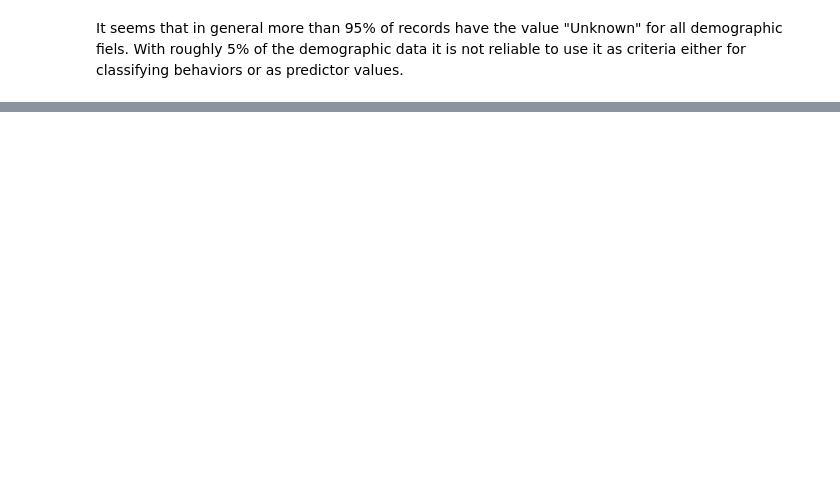
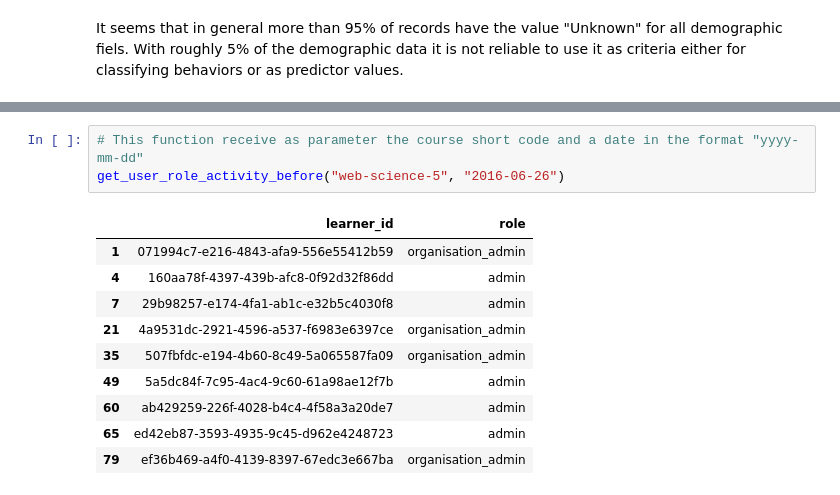
Before and after one commit to miballe/FutureLearnAnalytics, a Jupyter notebook: clean_data_exploration.ipynb, the cells around one changed output, grey strips where cells are left out. Drawn from its saved outputs; the diff is of its cells as text; blank space fills up the shorter version.

```diff
--- a/clean_data_exploration.ipynb
+++ b/clean_data_exploration.ipynb
@@ -179,0 +200,14 @@ plot_weeks_steps_hist("research-project-3")
+# %%
+# This function receive as parameter the course short code and a date in the format "yyyy-mm-dd"
+get_user_role_activity_before("web-science-5", "2016-06-26")
+# %% [output]
+|  | learner_id | role |
+| 1 | 071994c7-e216-4843-afa9-556e55412b59 | organisation_admin |
+| 4 | 160aa78f-4397-439b-afc8-0f92d32f86dd | admin |
+| 7 | 29b98257-e174-4fa1-ab1c-e32b5c4030f8 | admin |
+| 21 | 4a9531dc-2921-4596-a537-f6983e6397ce | organisation_admin |
+| 35 | 507fbfdc-e194-4b60-8c49-5a065587fa09 | organisation_admin |
+| 49 | 5a5dc84f-7c95-4ac4-9c60-61a98ae12f7b | admin |
+| 60 | ab429259-226f-4028-b4c4-4f58a3a20de7 | admin |
+| 65 | ed42eb87-3593-4935-9c45-d962e4248723 | admin |
+| 79 | ef36b469-a4f0-4139-8397-67edc3e667ba | organisation_admin |
```
Also changed, not shown: parts of 23 cells of this notebook, 5 other files.
